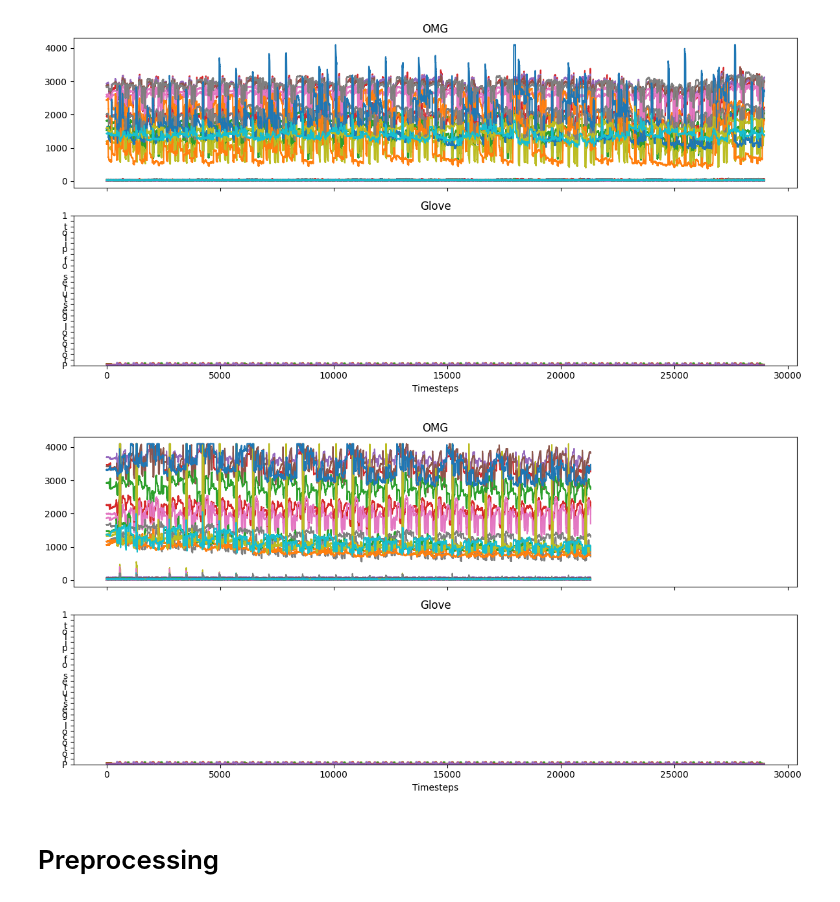
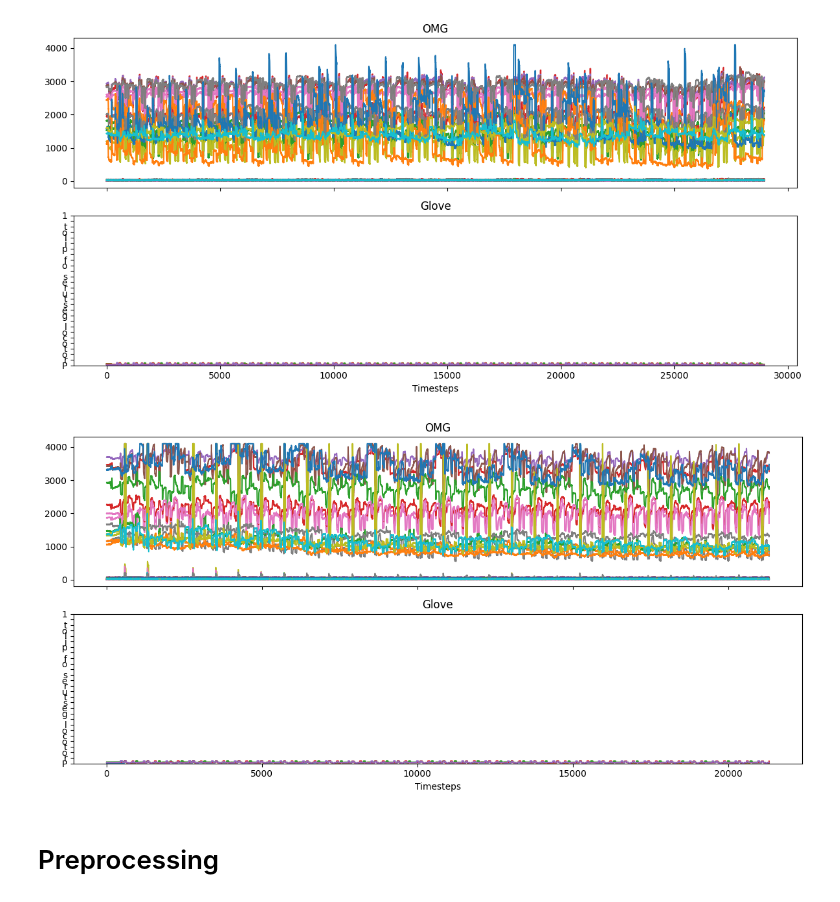
Before and after one commit to Internship-moto/Gestures_3, a Jupyter notebook: notebooks/Gestures_2.ipynb, the cells around one changed output. Cells and saved outputs as stored; diff of their text form; code cells hidden in the pictures.

```diff
--- a/notebooks/Gestures_2.ipynb
+++ b/notebooks/Gestures_2.ipynb
@@ -407,10 +385,10 @@ get_signals_plot(X_train_1, y_train_1, 'Protocol gestures of pilot 1')
 # %%
 X_train_2, X_test_2 = mounts['gestures_train_2'][OMG_CH].values, mounts['gestures_test_2'][OMG_CH].values #56
 
-y_train_2, y_test_2 = gestures_train[GLOVE_CH].values, gestures_test[GLOVE_CH].values
+y_train_2, y_test_2 = mounts['gestures_train_2'][GLOVE_CH].values, mounts['gestures_test_2'][GLOVE_CH].values
 get_signals_plot(X_train_2, y_train_2, 'Protocol gestures of pilot 1')
 # %% [output]
-[figure, old version]
+[figure, new version]
 # %%
 #X_free, y_free = free_movements.iloc[:,0:50], free_movements[GLOVE_CH]
 
```
Also changed, not shown: parts of 16 cells of this notebook, 1 other file.
